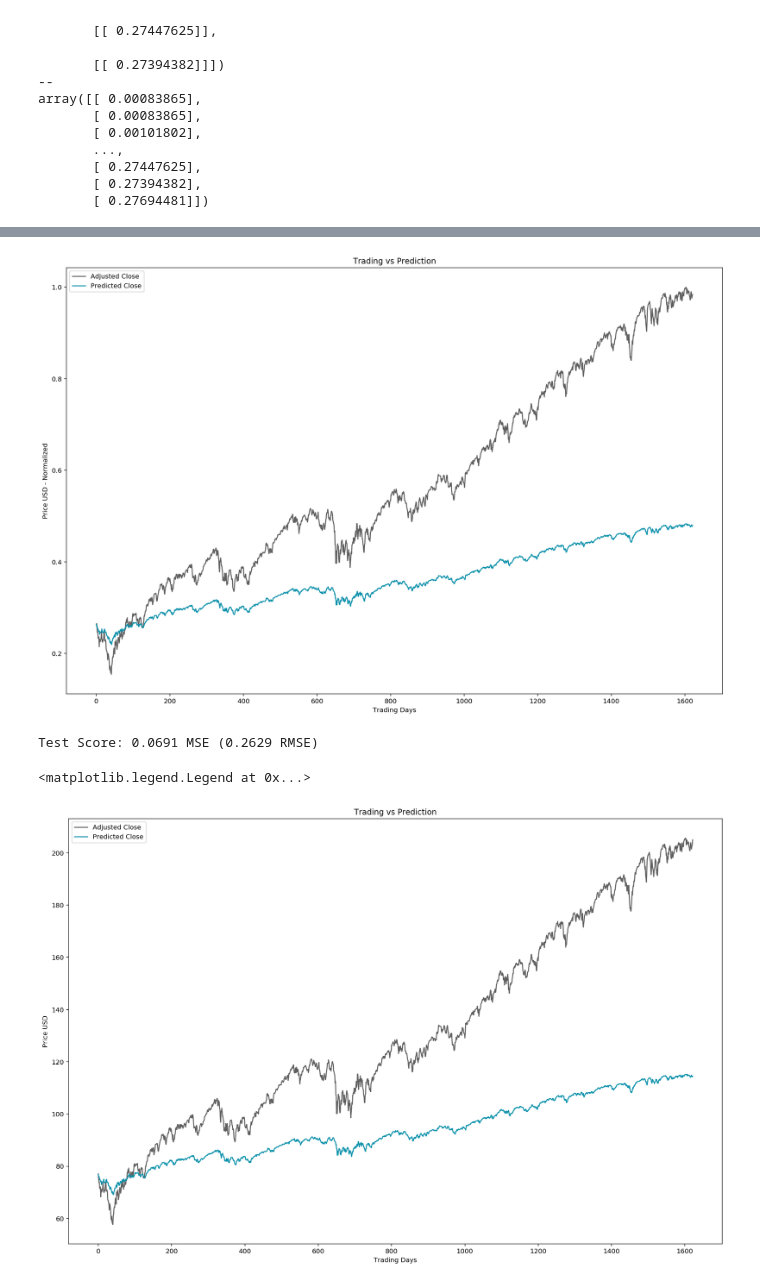
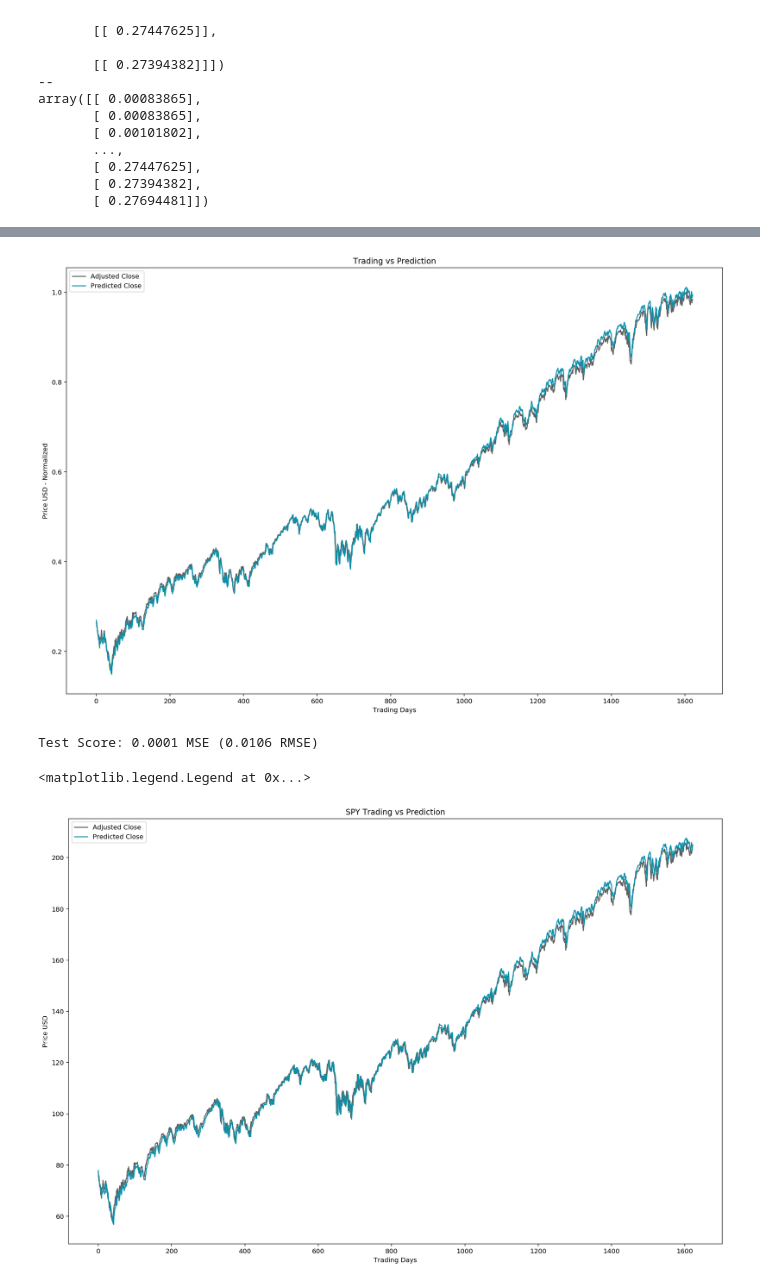
Before and after one commit to gilakos/machine-learning, a Jupyter notebook: projects/capstone/Study05-DeepLearning-LSTM-Basic-Lookback.ipynb, the cells around one changed output, grey strips where cells are left out. Drawn from its saved outputs; the diff is of its cells as text; code cells hidden in the pictures.

Commit message:
Final Study 05 Complete
LSTM AdjClose Lookback

```diff
--- a/projects/capstone/Study05-DeepLearning-LSTM-Basic-Lookback.ipynb
+++ b/projects/capstone/Study05-DeepLearning-LSTM-Basic-Lookback.ipynb
@@ -194,14 +194,15 @@ array([[ 0.00083865],
 # Create and fit the LSTM network
 batch_size = 1
 epochs = 1 # 200
+n_nodes = [16]
+
+# Create the LSTM model
 model = Sequential()
-model.add(LSTM(8, batch_input_shape=(batch_size, look_back, 1)))
+model.add(LSTM(n_nodes[0], batch_input_shape=(batch_size, look_back, 1)))
 model.add(Dense(1))
+
+# Compile the model
+start = time.time()
 model.compile(loss='mean_squared_error', optimizer='adam')
-model.fit(X_close_train,
-          y_close_train,
-          nb_epoch=epochs,
-          batch_size=batch_size,
-          verbose=2,
-          shuffle=False)
+print 'compilation time : ', time.time() - start
 # %% [output]
@@ -210,0 +210,7 @@ Epoch 1/1
+# %%
+# Train the model
+model.fit(X_close_train,
+          y_close_train,
+          nb_epoch=epochs,
+          batch_size=batch_size,
+          verbose=2)
@@ -252,40 +262,40 @@ ax.legend(loc='upper left')
 
 plt.show()
 # %% [output]
-[figure, old version]
+[figure, new version]
 # %%
 # The mean squared error
 testScore = model.evaluate(X_close_test, y_close_test, batch_size=batch_size, verbose=0)
 print('Test Score: %.4f MSE (%.4f RMSE)' % (testScore, math.sqrt(testScore)))
 # %% [output]
-Test Score: 0.0691 MSE (0.2629 RMSE)
+Test Score: 0.0001 MSE (0.0106 RMSE)
 # %%
 # Plot the predictions
 close_plot = close_all[-y_close_test.shape[0]:]
 
 pred_seq = np.array(testPredict)
 #pprint(pred_seq)
 preds_seq_plot, r = util.scale_range(pred_seq, input_range=[0.0,1.0], target_range=close_bounds)
 #pprint(preds_seq_plot)
 
 # Set up plot
 fig = plt.figure()
 ax = fig.add_subplot(111)
 
 # Add labels
 plt.ylabel('Price USD')
 plt.xlabel('Trading Days')
 # Plot actual and predicted close values
 
 plt.plot(close_plot,'#5F5F5F', label='Adjusted Close')
 plt.plot(preds_seq_plot, '#0C91AB', label='Predicted Close')
 
 # Set title
-ax.set_title('Trading vs Prediction')
+ax.set_title(base_ticker + ' Trading vs Prediction')
 ax.legend(loc='upper left')
 # %% [output]
 <matplotlib.legend.Legend at 0x...>
-[figure, old version]
+[figure, new version]
 # %% [markdown]
 # Log of Results:
 
```
Also changed, not shown: parts of 4 cells of this notebook, 12 other files.
